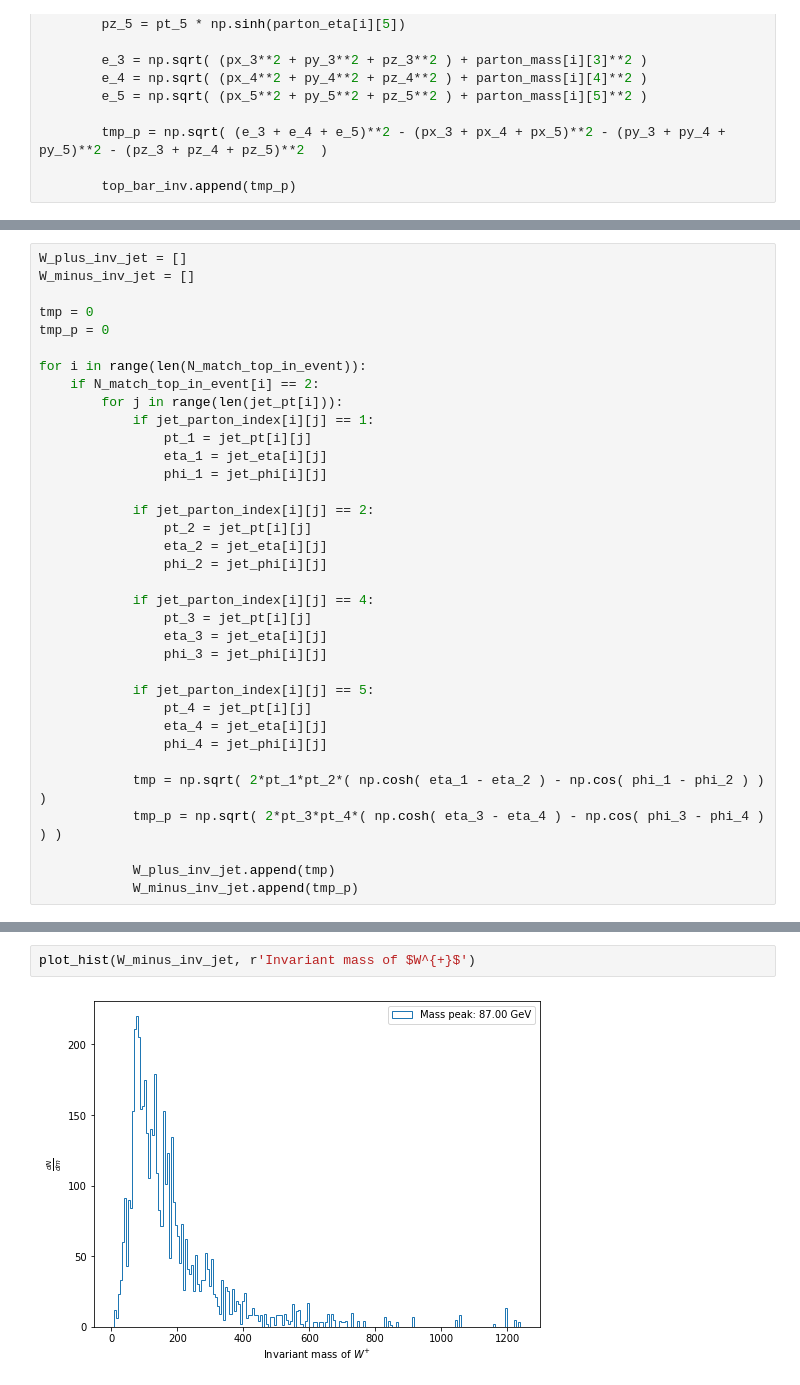
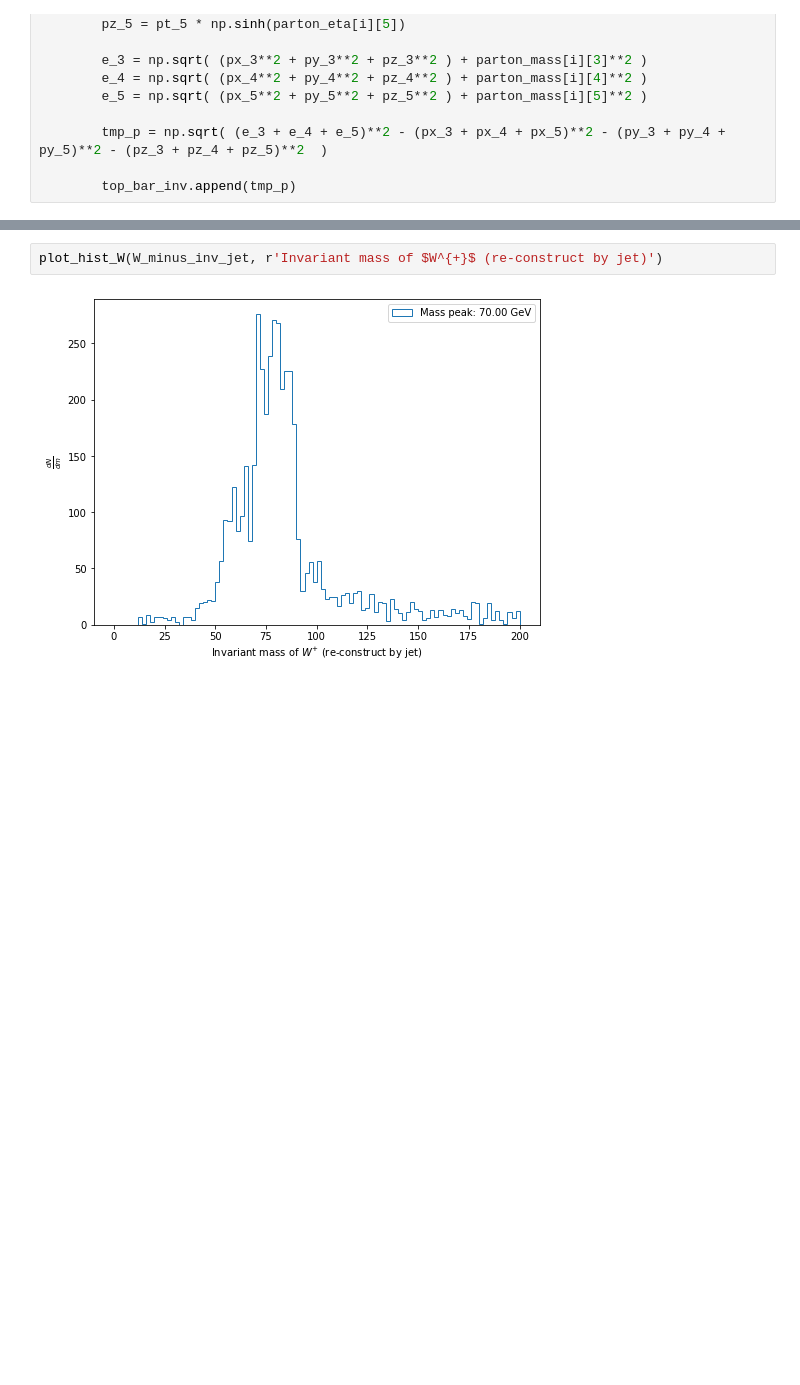
Before and after one commit to mfenton0/HEP-jet-assignment, a Jupyter notebook: analysis_script/demo/hdf5_read_demo.ipynb, the cells around one changed output, grey strips where cells are left out. Cells and saved outputs as stored; diff of their text form; blank space fills up the shorter version.

Commit message:
fix: fix the problem of plotting invariant mass

```diff
--- a/analysis_script/demo/hdf5_read_demo.ipynb
+++ b/analysis_script/demo/hdf5_read_demo.ipynb
@@ -182,35 +194,0 @@ plot_hist(top_bar_inv, r'Invariant mass of $\bar{t}$')
-# %%
-W_plus_inv_jet = []
-W_minus_inv_jet = []
-
-tmp = 0
-tmp_p = 0
-
-for i in range(len(N_match_top_in_event)):
-    if N_match_top_in_event[i] == 2:
-        for j in range(len(jet_pt[i])):
-            if jet_parton_index[i][j] == 1:
-                pt_1 = jet_pt[i][j]
-                eta_1 = jet_eta[i][j]
-                phi_1 = jet_phi[i][j]
-
-            if jet_parton_index[i][j] == 2:
-                pt_2 = jet_pt[i][j]
-                eta_2 = jet_eta[i][j]
-                phi_2 = jet_phi[i][j]
-
-            if jet_parton_index[i][j] == 4:
-                pt_3 = jet_pt[i][j]
-                eta_3 = jet_eta[i][j]
-                phi_3 = jet_phi[i][j]
-
-            if jet_parton_index[i][j] == 5:
-                pt_4 = jet_pt[i][j]
-                eta_4 = jet_eta[i][j]
-                phi_4 = jet_phi[i][j]
-
-            tmp = np.sqrt( 2*pt_1*pt_2*( np.cosh( eta_1 - eta_2 ) - np.cos( phi_1 - phi_2 ) ) )
-            tmp_p = np.sqrt( 2*pt_3*pt_4*( np.cosh( eta_3 - eta_4 ) - np.cos( phi_3 - phi_4 ) ) )
-
-            W_plus_inv_jet.append(tmp)
-            W_minus_inv_jet.append(tmp_p)
@@ -221,7 +262,7 @@ plot_hist(W_plus_inv_jet, r'Invariant mass of $W^{+}$')
 # %%
-plot_hist(W_minus_inv_jet, r'Invariant mass of $W^{+}$')
+plot_hist_W(W_minus_inv_jet, r'Invariant mass of $W^{+}$ (re-construct by jet)')
 # %% [output]
-[figure, old version]
+[figure, new version]
 # %%
 t_inv_jet = []
 t_bar_inv_jet = []
```
Also changed, not shown: parts of 12 cells of this notebook, 2 other files.
